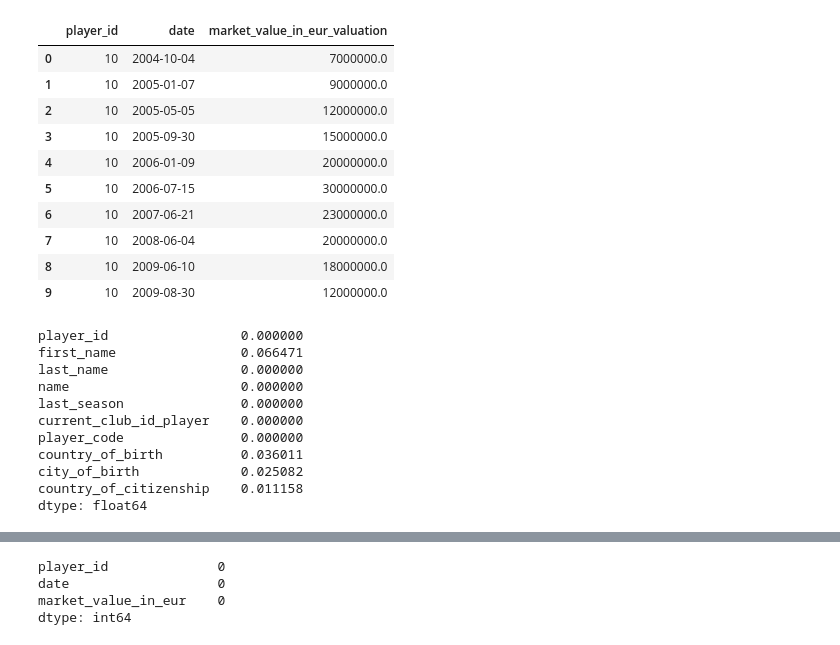
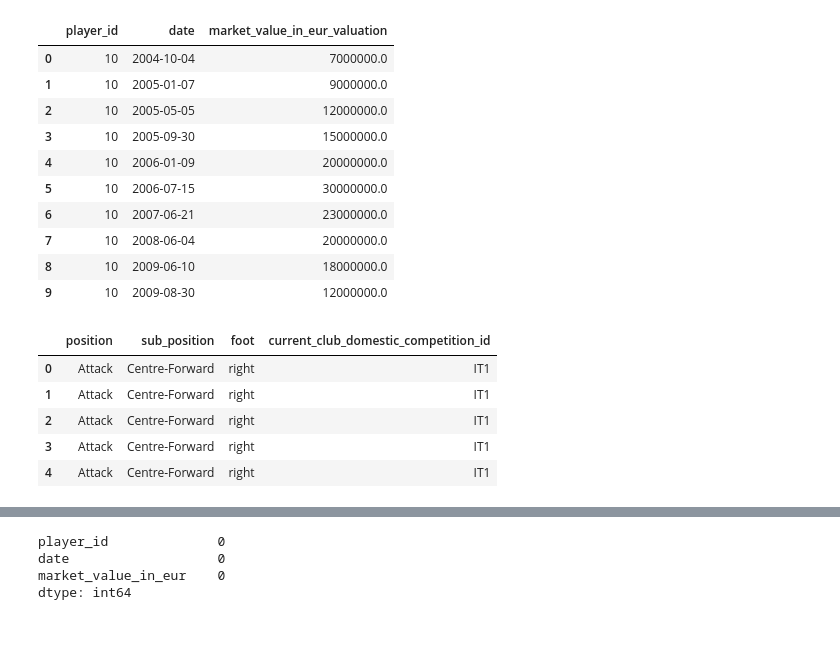
Before and after one commit to ChristianVaikona/comp352-final-project, a Jupyter notebook: Footballer_Market_Evaluation.ipynb, the cells around one changed output, grey strips where cells are left out. Cells and saved outputs as stored; diff of their text form; code cells hidden in the pictures.

```diff
--- a/Footballer_Market_Evaluation.ipynb
+++ b/Footballer_Market_Evaluation.ipynb
@@ -203,18 +203,11 @@ merged_df.loc[
 | 8 | 10 | 2009-06-10 | 18000000.0 |
 | 9 | 10 | 2009-08-30 | 12000000.0 |
 # %%
-merged_df.shape
-merged_df.dtypes
-merged_df.isna().mean().head(10)
+merged_df[["position", "sub_position", "foot", "current_club_domestic_competition_id"]].head()
 # %% [output]
-player_id                 0.000000
-first_name                0.066471
-last_name                 0.000000
-name                      0.000000
-last_season               0.000000
-current_club_id_player    0.000000
-player_code               0.000000
-country_of_birth          0.036011
-city_of_birth             0.025082
-country_of_citizenship    0.011158
-dtype: float64
+|  | position | sub_position | foot | current_club_domestic_competition_id |
+| 0 | Attack | Centre-Forward | right | IT1 |
+| 1 | Attack | Centre-Forward | right | IT1 |
+| 2 | Attack | Centre-Forward | right | IT1 |
+| 3 | Attack | Centre-Forward | right | IT1 |
+| 4 | Attack | Centre-Forward | right | IT1 |
```
Also changed, not shown: parts of 4 cells of this notebook.
